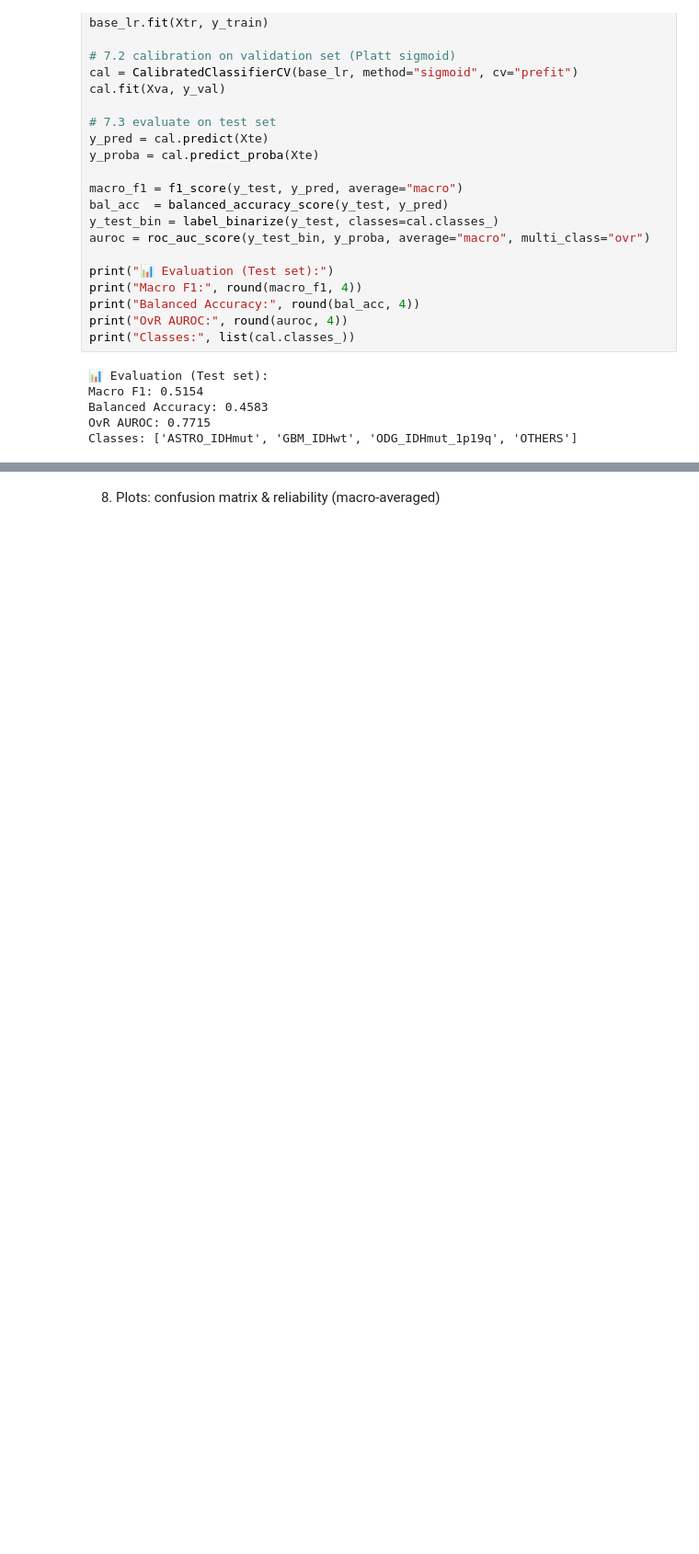
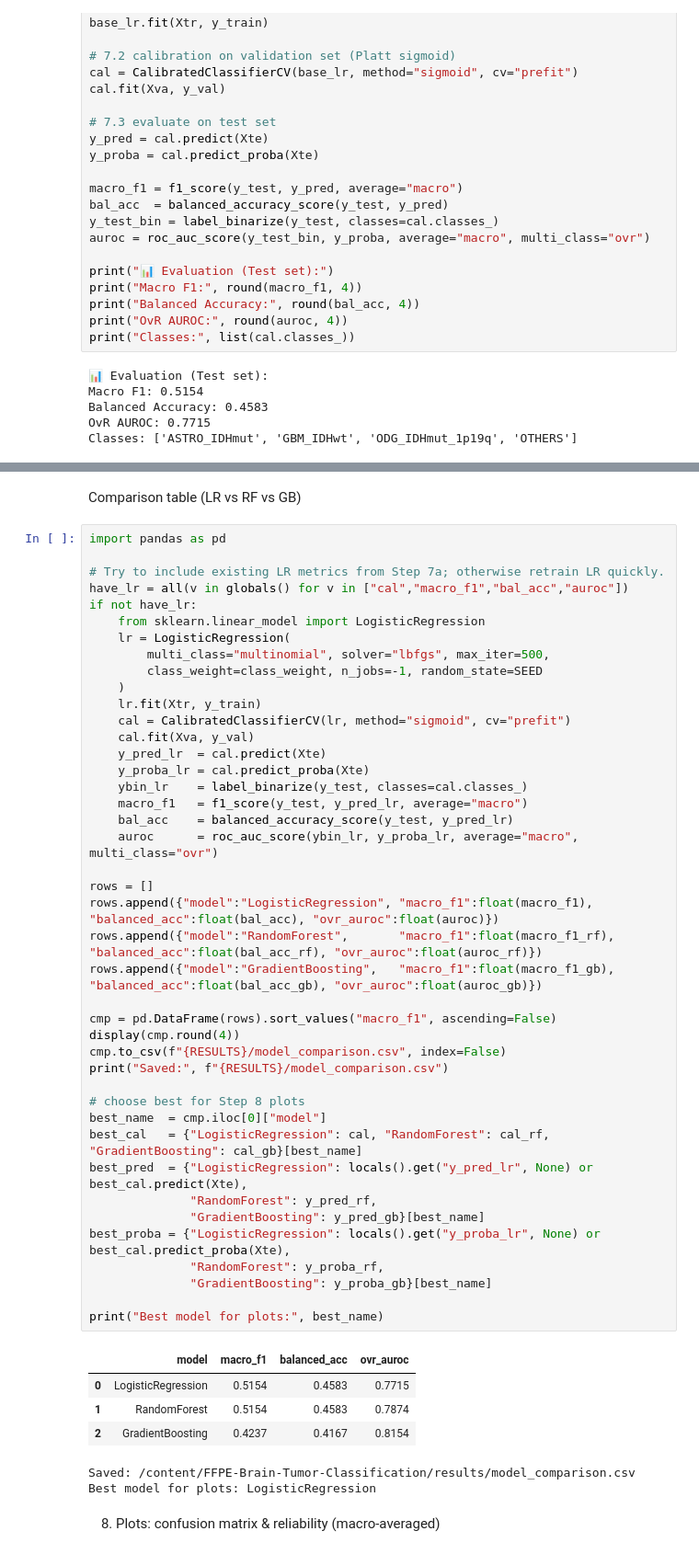
Before and after one commit to sritipeach1/FFPE-Brain-Tumor-Classification, a Jupyter notebook: notebooks/01_ffpe_train.ipynb, the cells around one changed output, grey strips where cells are left out. Shown at 92% size. Drawn from its saved outputs; the diff is of its cells as text; blank space fills up the shorter version.

```diff
--- a/notebooks/01_ffpe_train.ipynb
+++ b/notebooks/01_ffpe_train.ipynb
@@ -469,3 +530,54 @@ Classes: ['ASTRO_IDHmut', 'GBM_IDHwt', 'ODG_IDHmut_1p19q', 'OTHERS']
+# %% [markdown]
+Comparison table (LR vs RF vs GB)
+# %%
+import pandas as pd
+
+# Try to include existing LR metrics from Step 7a; otherwise retrain LR quickly.
+have_lr = all(v in globals() for v in ["cal","macro_f1","bal_acc","auroc"])
+if not have_lr:
+    from sklearn.linear_model import LogisticRegression
+    lr = LogisticRegression(
+        multi_class="multinomial", solver="lbfgs", max_iter=500,
+        class_weight=class_weight, n_jobs=-1, random_state=SEED
+    )
+    lr.fit(Xtr, y_train)
+    cal = CalibratedClassifierCV(lr, method="sigmoid", cv="prefit")
+    cal.fit(Xva, y_val)
+    y_pred_lr  = cal.predict(Xte)
+    y_proba_lr = cal.predict_proba(Xte)
+    ybin_lr    = label_binarize(y_test, classes=cal.classes_)
+    macro_f1   = f1_score(y_test, y_pred_lr, average="macro")
+    bal_acc    = balanced_accuracy_score(y_test, y_pred_lr)
+    auroc      = roc_auc_score(ybin_lr, y_proba_lr, average="macro", multi_class="ovr")
+
+rows = []
+rows.append({"model":"LogisticRegression", "macro_f1":float(macro_f1), "balanced_acc":float(bal_acc), "ovr_auroc":float(auroc)})
+rows.append({"model":"RandomForest",       "macro_f1":float(macro_f1_rf), "balanced_acc":float(bal_acc_rf), "ovr_auroc":float(auroc_rf)})
+rows.append({"model":"GradientBoosting",   "macro_f1":float(macro_f1_gb), "balanced_acc":float(bal_acc_gb), "ovr_auroc":float(auroc_gb)})
+
+cmp = pd.DataFrame(rows).sort_values("macro_f1", ascending=False)
+display(cmp.round(4))
+cmp.to_csv(f"{RESULTS}/model_comparison.csv", index=False)
+print("Saved:", f"{RESULTS}/model_comparison.csv")
+
+# choose best for Step 8 plots
+best_name  = cmp.iloc[0]["model"]
+best_cal   = {"LogisticRegression": cal, "RandomForest": cal_rf, "GradientBoosting": cal_gb}[best_name]
+best_pred  = {"LogisticRegression": locals().get("y_pred_lr", None) or best_cal.predict(Xte),
+              "RandomForest": y_pred_rf,
+              "GradientBoosting": y_pred_gb}[best_name]
+best_proba = {"LogisticRegression": locals().get("y_proba_lr", None) or best_cal.predict_proba(Xte),
+              "RandomForest": y_proba_rf,
+              "GradientBoosting": y_proba_gb}[best_name]
+
+print("Best model for plots:", best_name)
+# %% [output]
+|  | model | macro_f1 | balanced_acc | ovr_auroc |
+| 0 | LogisticRegression | 0.5154 | 0.4583 | 0.7715 |
+| 1 | RandomForest | 0.5154 | 0.4583 | 0.7874 |
+| 2 | GradientBoosting | 0.4237 | 0.4167 | 0.8154 |
+Saved: /content/FFPE-Brain-Tumor-Classification/results/model_comparison.csv
+Best model for plots: LogisticRegression
 # %% [markdown]
 8) Plots: confusion matrix & reliability (macro-averaged)
 # %%
```
Also changed, not shown: parts of 5 cells of this notebook.
